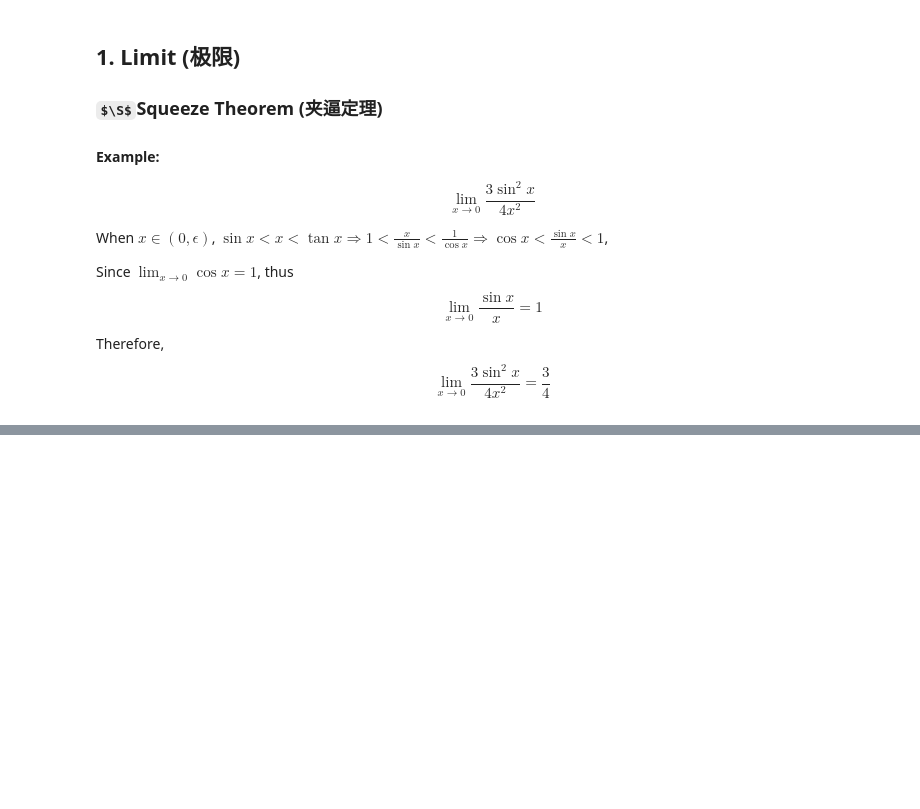
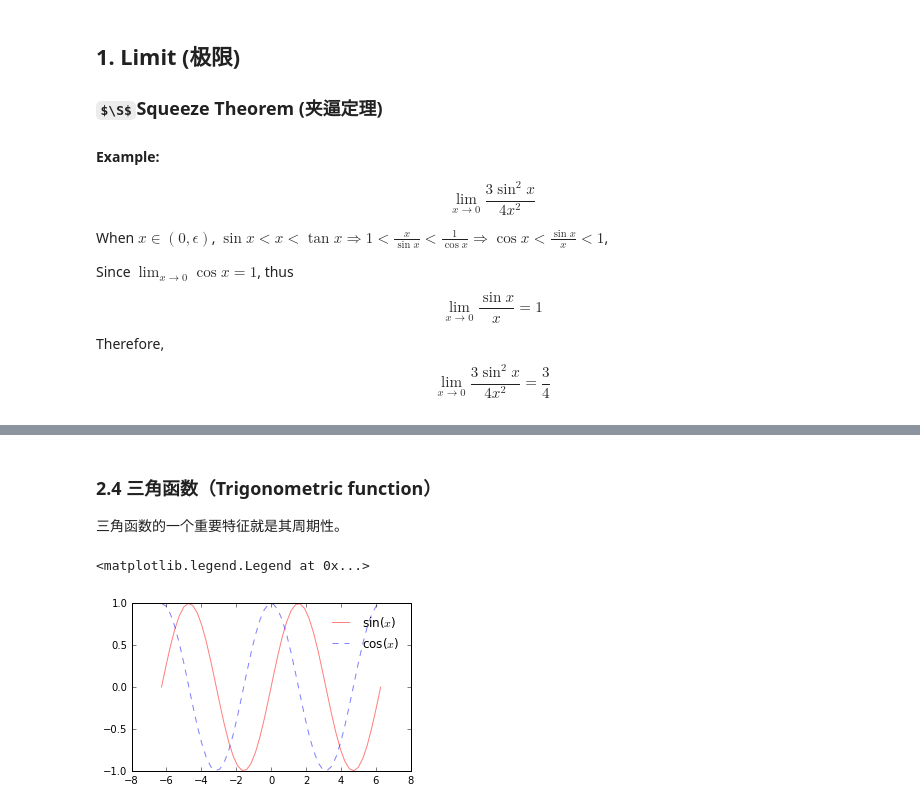
Before and after one commit to ricket-sjtu/bi028, a Jupyter notebook: ch10-calculus.ipynb, the cells around one changed output, grey strips where cells are left out. Saved outputs shown, nothing was run; the diff lists cells and outputs as text; code cells hidden in the pictures; some formulas as TeX source; blank space fills up the shorter version.

```diff
--- a/ch10-calculus.ipynb
+++ b/ch10-calculus.ipynb
@@ -178,0 +87,13 @@ plot_polyfit(x, y, 3)
+# %% [markdown]
+### 2.4 三角函数（Trigonometric function）
+
+三角函数的一个重要特征就是其周期性。
+# %%
+x = np.linspace(-2*np.pi, 2*np.pi)
+plt.figure(figsize=(5,3))
+plt.plot(x, np.sin(x), 'r-', alpha=.5, label='sin($x$)')
+plt.plot(x, np.cos(x), 'b--', alpha=.5, label='cos($x$)')
+plt.legend(loc=0, frameon=False)
+# %% [output]
+<matplotlib.legend.Legend at 0x...>
+[figure, added]
```
Also changed, not shown: parts of 66 cells of this notebook.
